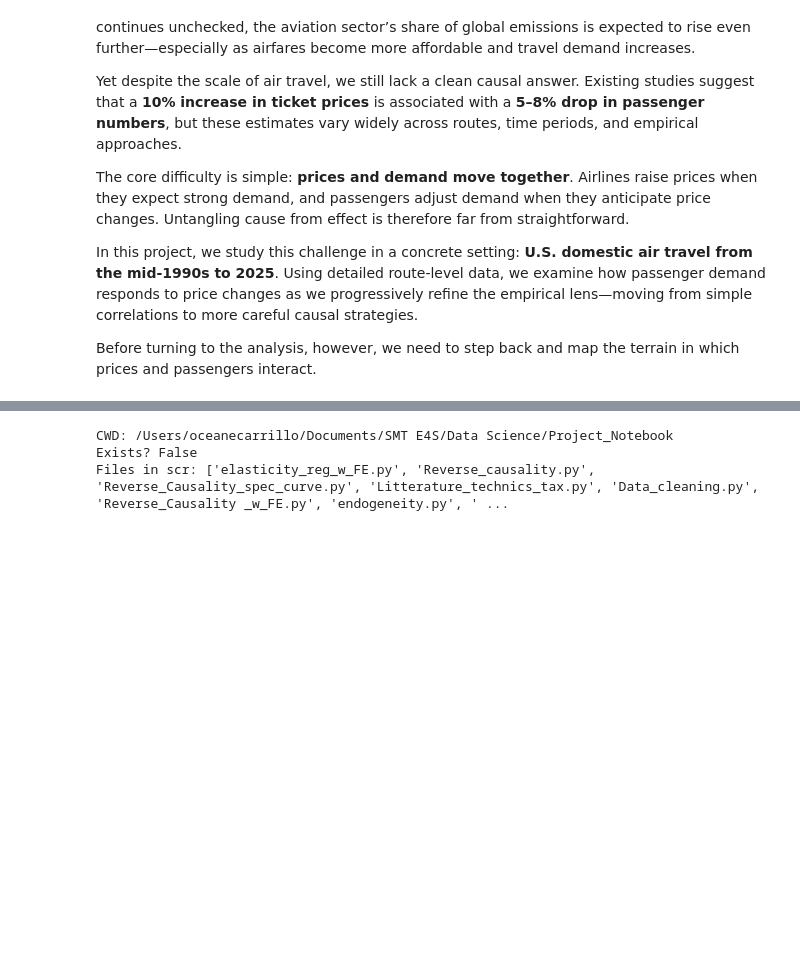
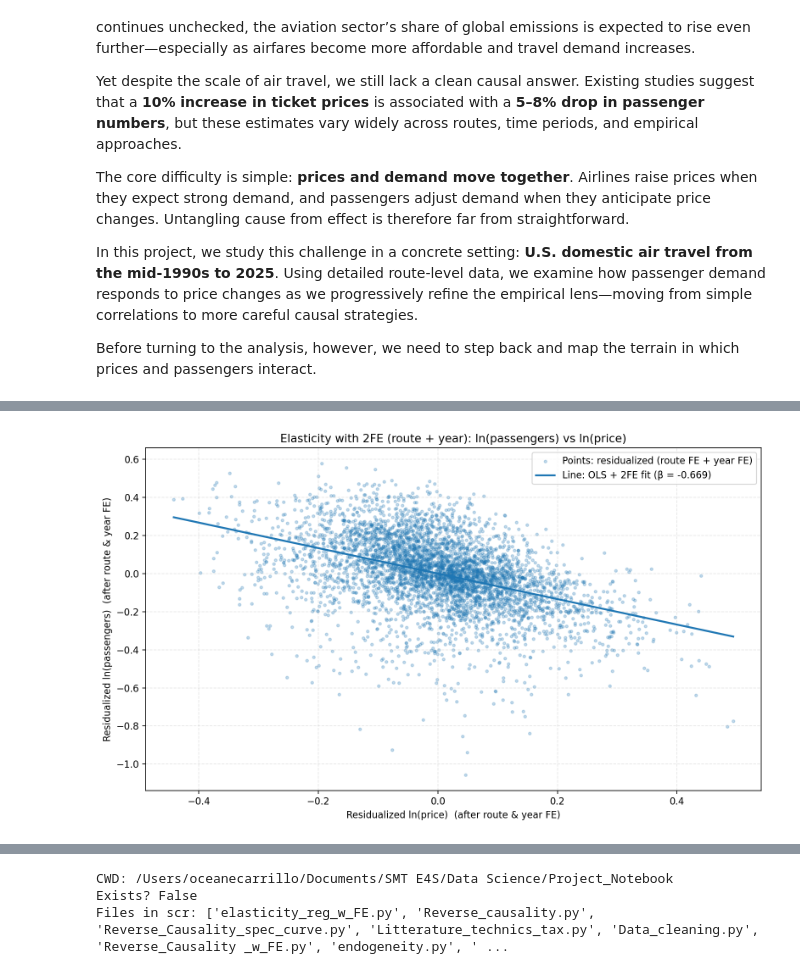
Before and after one commit to oceCa/price_vs_passengers, a Jupyter notebook: Project.ipynb, the cells around one changed output, grey strips where cells are left out. Drawn from its saved outputs; the diff is of its cells as text; code cells hidden in the pictures; blank space fills up the shorter version.

Commit message:
Add DSG image and update notebook outputs

```diff
--- a/Project.ipynb
+++ b/Project.ipynb
@@ -132,0 +597,80 @@ Included effects: Entity, Time
+# %%
+# ============================================================
+# Plot: OLS + 2FE (route + year) — city->city elasticity (log-log)
+# Displays ONLY the plot (no prints). Saves figure to outputs/.
+# ============================================================
+
+# ---------- Build annual route-year panel ----------
+d = df.copy()
+d["passengers"] = pd.to_numeric(d["passengers"].astype(str).str.replace(",", "", regex=False), errors="coerce")
+d["Real price"] = pd.to_numeric(d["Real price"], errors="coerce")
+d["Year"] = pd.to_numeric(d["Year"], errors="coerce")
+
+d = d.dropna(subset=["Year", "city1", "city2", "passengers", "Real price"])
+d = d[(d["passengers"] > 0) & (d["Real price"] > 0)]
+d = d[(d["Year"] >= 1996) & (d["Year"] <= 2025)]
+
+g = (
+    d.groupby(["Year", "city1", "city2"], as_index=False)
+     .apply(lambda x: pd.Series({
+         "total_passengers": x["passengers"].sum(),
+         "avg_price": (x["Real price"] * x["passengers"]).sum() / x["passengers"].sum()
+     }))
+     .reset_index(drop=True)
+)
+
+g = g[g["total_passengers"] >= 5000].copy()
+g = g.replace([np.inf, -np.inf], np.nan).dropna(subset=["avg_price", "total_passengers"])
+
+g["ln_pax"] = np.log(g["total_passengers"])
+g["ln_price"] = np.log(g["avg_price"])
+g["route_id"] = g["city1"].astype(str) + " -> " + g["city2"].astype(str)
+
+if g.empty:
+    raise ValueError("No observations left after cleaning/aggregation (check filters).")
+
+# ---------- Two-way demeaning (route FE + year FE) ----------
+def two_way_demean(series, route, year):
+    overall = series.mean()
+    route_mean = series.groupby(route).transform("mean")
+    year_mean  = series.groupby(year).transform("mean")
+    return series - route_mean - year_mean + overall
+
+x_tilde = two_way_demean(g["ln_price"], g["route_id"], g["Year"])
+y_tilde = two_way_demean(g["ln_pax"],   g["route_id"], g["Year"])
+
+# ---------- Estimate slope (OLS on residualized vars), clustered by route ----------
+X = sm.add_constant(x_tilde)
+res = sm.OLS(y_tilde, X, missing="drop").fit(
+    cov_type="cluster",
+    cov_kwds={"groups": g["route_id"], "use_correction": True}
+)
+beta = float(res.params[1])  # coefficient on x_tilde
+
+# ---------- Plot residualized relationship (this corresponds to OLS + 2FE) ----------
+os.makedirs("outputs", exist_ok=True)
+
+x = x_tilde.to_numpy()
+y = y_tilde.to_numpy()
+
+# fitted line in residual space
+x_line = np.linspace(np.nanmin(x), np.nanmax(x), 200)
+y_line = beta * x_line  # intercept ~ 0 in residual space
+
+plt.figure(figsize=(10, 6))
+plt.scatter(x, y, s=8, alpha=0.25, label="Points: residualized (route FE + year FE)")
+plt.plot(x_line, y_line, linewidth=2, label=f"Line: OLS + 2FE fit (β = {beta:.3f})")
+
+plt.xlabel("Residualized ln(price)  (after route & year FE)")
+plt.ylabel("Residualized ln(passengers)  (after route & year FE)")
+plt.title("Elasticity with 2FE (route + year): ln(passengers) vs ln(price)")
+plt.grid(True, linestyle="--", alpha=0.3)
+plt.legend()
+plt.tight_layout()
+
+outpath = os.path.join("outputs", "cities_OLS_2FE_residual_plot.png")
+plt.savefig(outpath, dpi=300)
+plt.show()
+plt.close()
+# %% [output]
+[figure, added]
```
Also changed, not shown: parts of 30 cells of this notebook, 27 other files.
